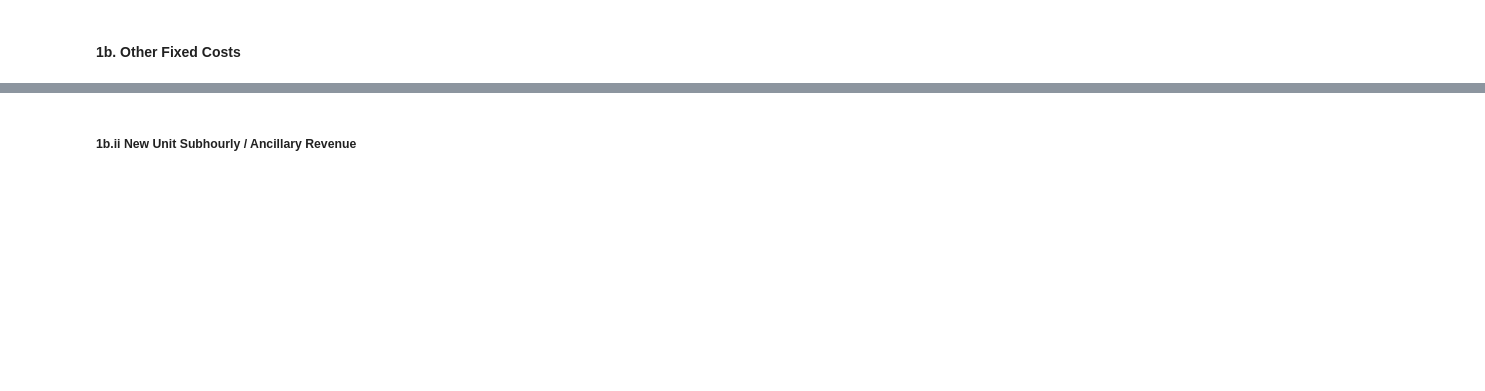
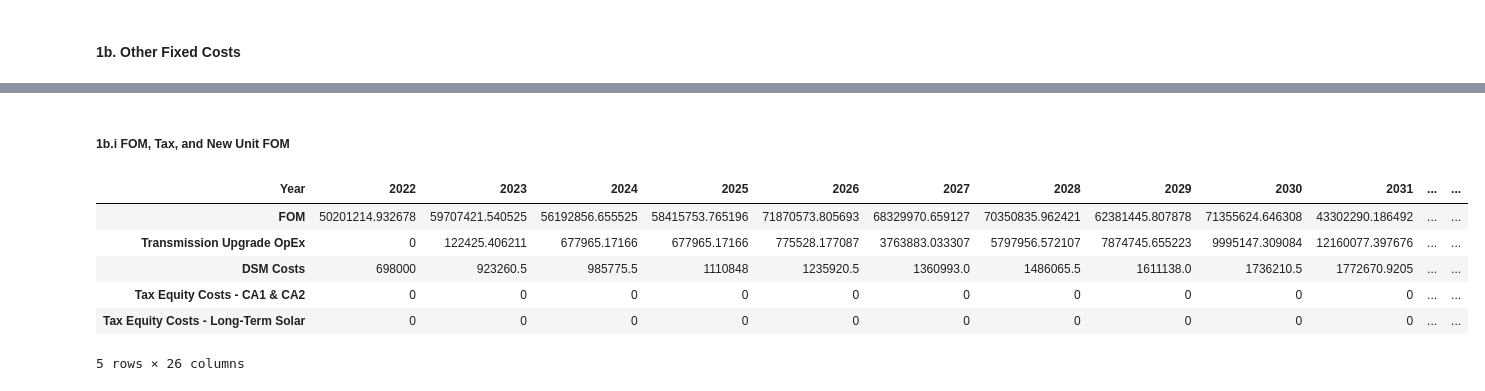
Before and after one commit to anyalomsadzeCRA/WPL-Financial-Model, a Jupyter notebook: WPL Financial Model.ipynb, the cells around one changed output, grey strips where cells are left out. Cells and saved outputs as stored; diff of their text form; code cells hidden in the pictures; blank space fills up the shorter version.

```diff
--- a/WPL Financial Model.ipynb
+++ b/WPL Financial Model.ipynb
@@ -361,2 +162,50 @@ FOM_portfolio_cost_df.style.format(precision=0)
-# %% [markdown]
-##### 1b.ii New Unit Subhourly / Ancillary Revenue
+# %% [markdown]
+##### 1b.i FOM, Tax, and New Unit FOM
+# %%
+# Create an empty dictionary to store general, non-resource dependent FOM information
+FOM_yearly_general_dict = {}
+
+# Add the 'Year' key and assign the years we have for FOM as its value
+FOM_yearly_general_dict['Year'] = FOM_years
+
+# Preprocess data for calculations and extra data
+transmission_upgrade_costs_df = datacenter_scenario_financials_tables['Transmission Upgrade Costs - DR Costs']
+FOM_yearly = transmission_upgrade_costs_df[transmission_upgrade_costs_df['Category'] == 'FOM']
+FOM_yearly = FOM_yearly.loc[:, FOM_yearly.columns.isin(FOM_years)].values[0]
+Transmission_Upgrade_OpEx_yearly = transmission_upgrade_costs_df[transmission_upgrade_costs_df['Category'] == 'Transmission Upgrade OpEx']
+Transmission_Upgrade_OpEx_yearly = Transmission_Upgrade_OpEx_yearly.loc[:, Transmission_Upgrade_OpEx_yearly.columns.isin(FOM_years)].values[0]
+DSM_Costs_yearly = transmission_upgrade_costs_df[transmission_upgrade_costs_df['Category'] == 'DSM Costs']
+DSM_Costs_yearly = DSM_Costs_yearly.loc[:, DSM_Costs_yearly.columns.isin(FOM_years)].values[0]
+PTC_or_ITC = financial_scalars_inputs.loc['Long-term solar projects ITCs or PTCs?'].values[0]
+if PTC_or_ITC == "ITC":
+    tax_equity_costs_df = datacenter_scenario_financials_tables['Tax Equity Costs']
+    tax_equity_costs_CA1_CA2_yearly = tax_equity_costs_df[tax_equity_costs_df.Category == 'Cash Distributions/OpEx for TE - CA1 & CA2']
+    tax_equity_costs_CA1_CA2_yearly = tax_equity_costs_CA1_CA2_yearly.loc[:, tax_equity_costs_CA1_CA2_yearly.columns.isin(FOM_years)].values[0]
+    tax_equity_costs_longterm_solar_yearly = tax_equity_costs_df[tax_equity_costs_df.Category == 'Cash Distributions/OpEx for TE- Long-Term Solar']
+    tax_equity_costs_longterm_solar_yearly = tax_equity_costs_longterm_solar_yearly.loc[:, tax_equity_costs_longterm_solar_yearly.columns.isin(FOM_years)].values[0]
+else:
+    tax_equity_costs_CA1_CA2_yearly = [0] * len(FOM_years)
+    tax_equity_costs_longterm_solar_yearly = [0] * len(FOM_years)
+
+# Save data into dictionary
+FOM_yearly_general_dict['FOM'] = FOM_yearly
+FOM_yearly_general_dict['Transmission Upgrade OpEx'] = Transmission_Upgrade_OpEx_yearly
+FOM_yearly_general_dict['DSM Costs'] = DSM_Costs_yearly
+FOM_yearly_general_dict['Tax Equity Costs - CA1 & CA2'] = tax_equity_costs_CA1_CA2_yearly
+FOM_yearly_general_dict['Tax Equity Costs - Long-Term Solar'] = tax_equity_costs_longterm_solar_yearly
+
+# Create a DataFrame from the dictionary
+FOM_yearly_general_df = pd.DataFrame(FOM_yearly_general_dict)
+
+# Set 'Year' as the index and transpose the DataFrame
+FOM_yearly_general_df.set_index('Year', inplace=True)
+FOM_yearly_general_df = FOM_yearly_general_df.T
+FOM_yearly_general_df
+# %% [output]
+| Year | 2022 | 2023 | 2024 | 2025 | 2026 | 2027 | 2028 | 2029 | 2030 | 2031 | ... | ... |
+| FOM | 50201214.932678 | 59707421.540525 | 56192856.655525 | 58415753.765196 | 71870573.805693 | 68329970.659127 | 70350835.962421 | 62381445.807878 | 71355624.646308 | 43302290.186492 | ... | ... |
+| Transmission Upgrade OpEx | 0 | 122425.406211 | 677965.17166 | 677965.17166 | 775528.177087 | 3763883.033307 | 5797956.572107 | 7874745.655223 | 9995147.309084 | 12160077.397676 | ... | ... |
+| DSM Costs | 698000 | 923260.5 | 985775.5 | 1110848 | 1235920.5 | 1360993.0 | 1486065.5 | 1611138.0 | 1736210.5 | 1772670.9205 | ... | ... |
+| Tax Equity Costs - CA1 & CA2 | 0 | 0 | 0 | 0 | 0 | 0 | 0 | 0 | 0 | 0 | ... | ... |
+| Tax Equity Costs - Long-Term Solar | 0 | 0 | 0 | 0 | 0 | 0 | 0 | 0 | 0 | 0 | ... | ... |
+5 rows × 26 columns
```
Also changed, not shown: parts of 20 cells of this notebook, 3 other files.
